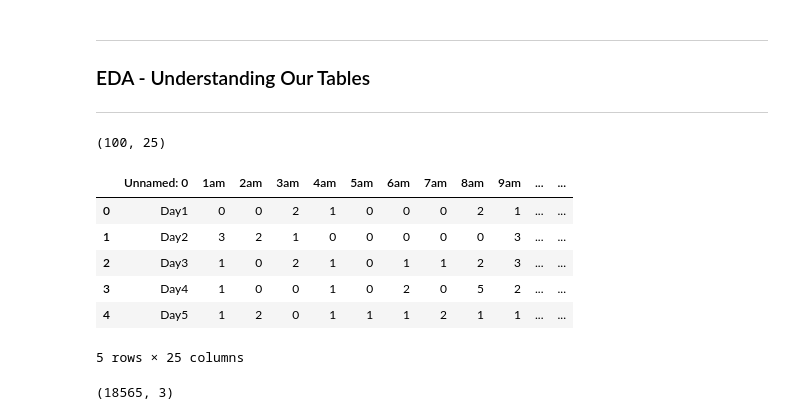
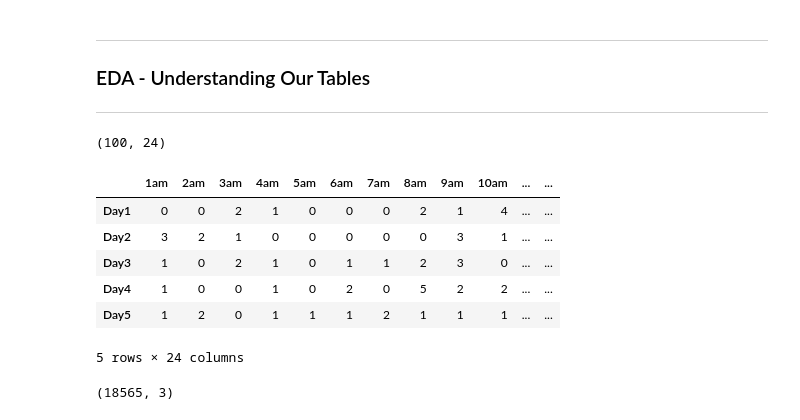
Before and after one commit to DanielBeast21/Hospital-Simulation---MIE360-Project, a Jupyter notebook: sim_code_MIE360.ipynb, the cells around one changed output. Saved outputs shown, nothing was run; the diff lists cells and outputs as text; code cells hidden in the pictures.

```diff
--- a/sim_code_MIE360.ipynb
+++ b/sim_code_MIE360.ipynb
@@ -15,18 +16,18 @@ import matplotlib.pyplot as plt
 ---
 # %%
 # Arrival Data
-arrivals = pd.read_csv("data/Data_Arrivals.csv")
+arrivals = pd.read_csv("data/Data_Arrivals.csv", index_col=0)
 print(arrivals.shape)
 arrivals.head()
 # %% [output]
-(100, 25)
+(100, 24)
-|  | Unnamed: 0 | 1am | 2am | 3am | 4am | 5am | 6am | 7am | 8am | 9am | ... | ... |
-| 0 | Day1 | 0 | 0 | 2 | 1 | 0 | 0 | 0 | 2 | 1 | ... | ... |
-| 1 | Day2 | 3 | 2 | 1 | 0 | 0 | 0 | 0 | 0 | 3 | ... | ... |
-| 2 | Day3 | 1 | 0 | 2 | 1 | 0 | 1 | 1 | 2 | 3 | ... | ... |
-| 3 | Day4 | 1 | 0 | 0 | 1 | 0 | 2 | 0 | 5 | 2 | ... | ... |
-| 4 | Day5 | 1 | 2 | 0 | 1 | 1 | 1 | 2 | 1 | 1 | ... | ... |
+|  | 1am | 2am | 3am | 4am | 5am | 6am | 7am | 8am | 9am | 10am | ... | ... |
+| Day1 | 0 | 0 | 2 | 1 | 0 | 0 | 0 | 2 | 1 | 4 | ... | ... |
+| Day2 | 3 | 2 | 1 | 0 | 0 | 0 | 0 | 0 | 3 | 1 | ... | ... |
+| Day3 | 1 | 0 | 2 | 1 | 0 | 1 | 1 | 2 | 3 | 0 | ... | ... |
+| Day4 | 1 | 0 | 0 | 1 | 0 | 2 | 0 | 5 | 2 | 2 | ... | ... |
+| Day5 | 1 | 2 | 0 | 1 | 1 | 1 | 2 | 1 | 1 | 1 | ... | ... |
-5 rows × 25 columns
+5 rows × 24 columns
 # %%
 # Treatment Times
 treat_times = pd.read_csv("data/Data_TreatmentTimes.csv")
```
Also changed, not shown: parts of 5 cells of this notebook.
